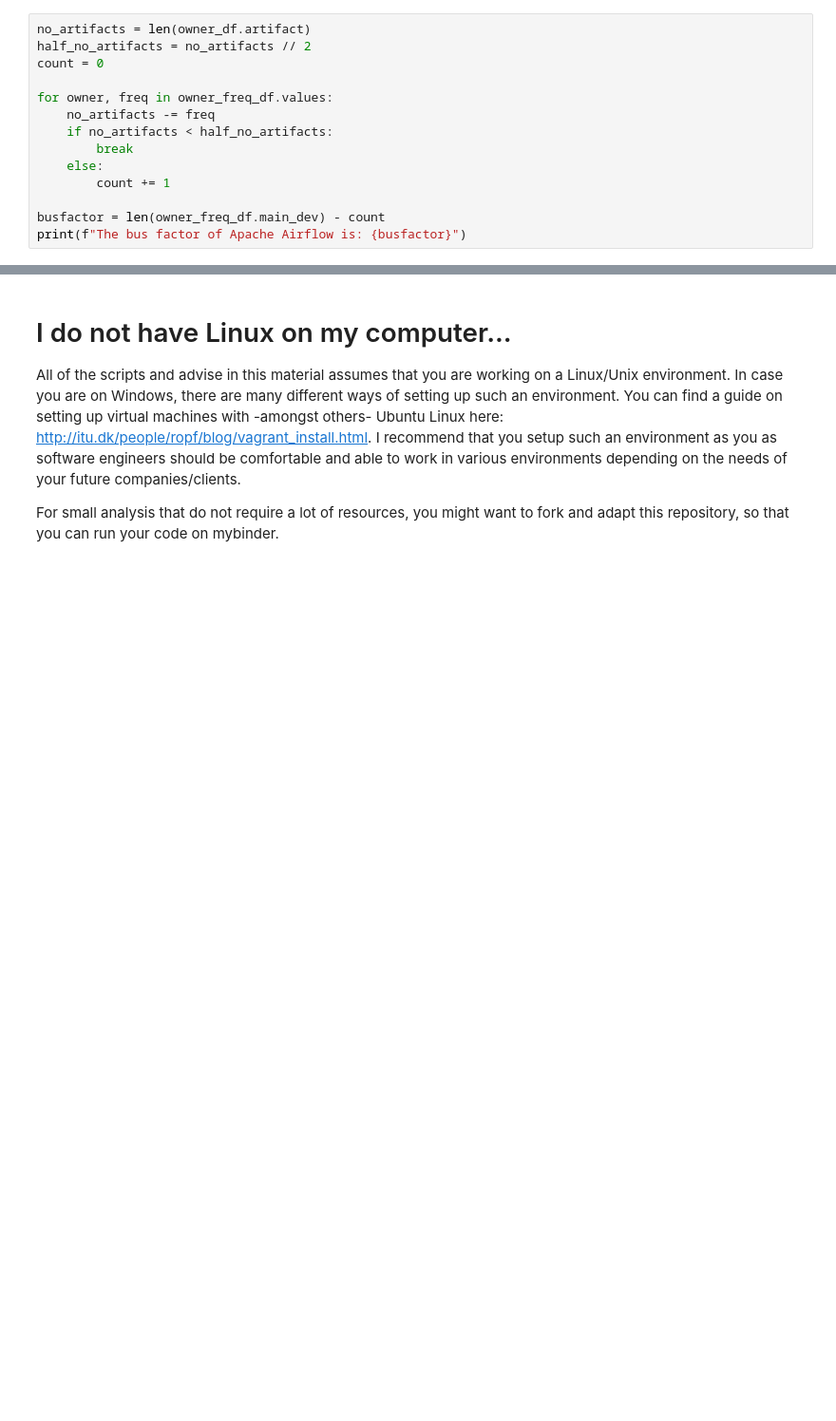
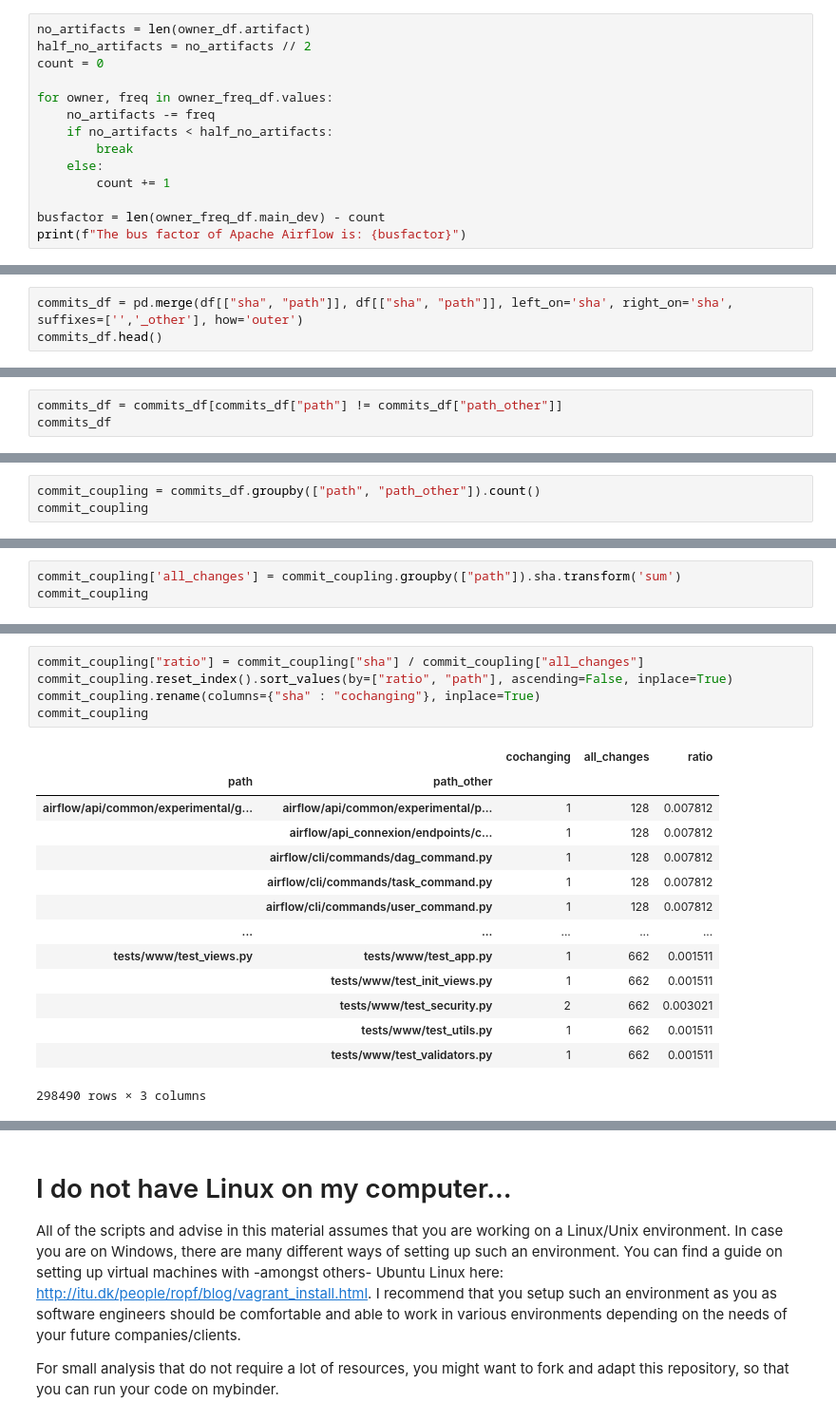
Before and after one commit to HelgeCPH/2019_ase_behavioural_analysis, a Jupyter notebook: Lecture notes.ipynb, the cells around one changed output, grey strips where cells are left out. Shown at 95% size. Saved outputs shown, nothing was run; the diff lists cells and outputs as text; blank space fills up the shorter version.

```diff
--- a/Lecture notes.ipynb
+++ b/Lecture notes.ipynb
@@ -532,0 +637,3 @@ print(f"The bus factor of Apache Airflow is: {busfactor}")
+# %%
+commits_df = pd.merge(df[["sha", "path"]], df[["sha", "path"]], left_on='sha', right_on='sha', suffixes=['','_other'], how='outer')
+commits_df.head()
@@ -532,0 +647,3 @@ print(f"The bus factor of Apache Airflow is: {busfactor}")
+# %%
+commits_df = commits_df[commits_df["path"] != commits_df["path_other"]]
+commits_df
@@ -532,0 +664,3 @@ print(f"The bus factor of Apache Airflow is: {busfactor}")
+# %%
+commit_coupling = commits_df.groupby(["path", "path_other"]).count()
+commit_coupling
@@ -532,0 +682,3 @@ print(f"The bus factor of Apache Airflow is: {busfactor}")
+# %%
+commit_coupling['all_changes'] = commit_coupling.groupby(["path"]).sha.transform('sum')
+commit_coupling
@@ -532,0 +700,20 @@ print(f"The bus factor of Apache Airflow is: {busfactor}")
+# %%
+commit_coupling["ratio"] = commit_coupling["sha"] / commit_coupling["all_changes"]
+commit_coupling.reset_index().sort_values(by=["ratio", "path"], ascending=False, inplace=True)
+commit_coupling.rename(columns={"sha" : "cochanging"}, inplace=True)
+commit_coupling
+# %% [output]
+|  |  | cochanging | all_changes | ratio |
+| path | path_other |  |  |  |
+| airflow/api/common/experimental/g... | airflow/api/common/experimental/p... | 1 | 128 | 0.007812 |
+|  | airflow/api_connexion/endpoints/c... | 1 | 128 | 0.007812 |
+|  | airflow/cli/commands/dag_command.py | 1 | 128 | 0.007812 |
+|  | airflow/cli/commands/task_command.py | 1 | 128 | 0.007812 |
+|  | airflow/cli/commands/user_command.py | 1 | 128 | 0.007812 |
+| ... | ... | ... | ... | ... |
+| tests/www/test_views.py | tests/www/test_app.py | 1 | 662 | 0.001511 |
+|  | tests/www/test_init_views.py | 1 | 662 | 0.001511 |
+|  | tests/www/test_security.py | 2 | 662 | 0.003021 |
+|  | tests/www/test_utils.py | 1 | 662 | 0.001511 |
+|  | tests/www/test_validators.py | 1 | 662 | 0.001511 |
+298490 rows × 3 columns
```
Also changed, not shown: parts of 13 cells of this notebook, 1 other file.
